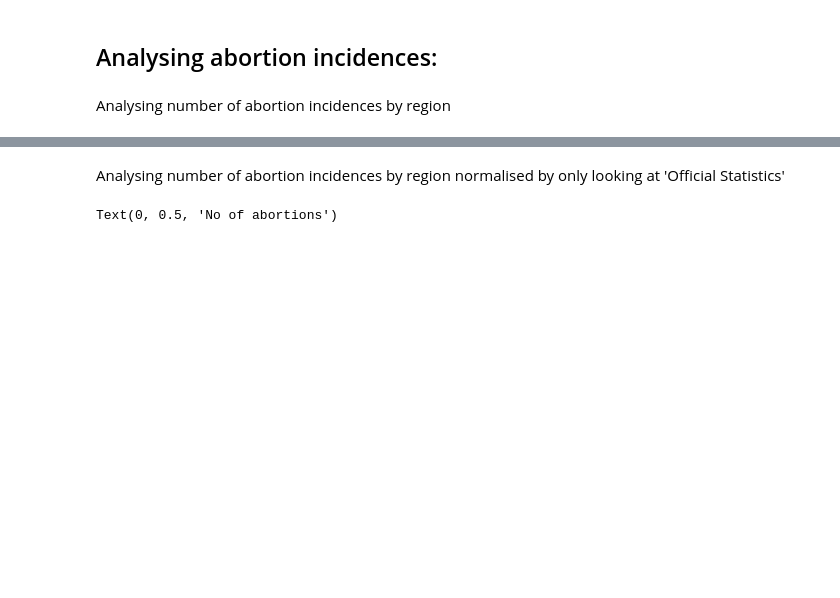
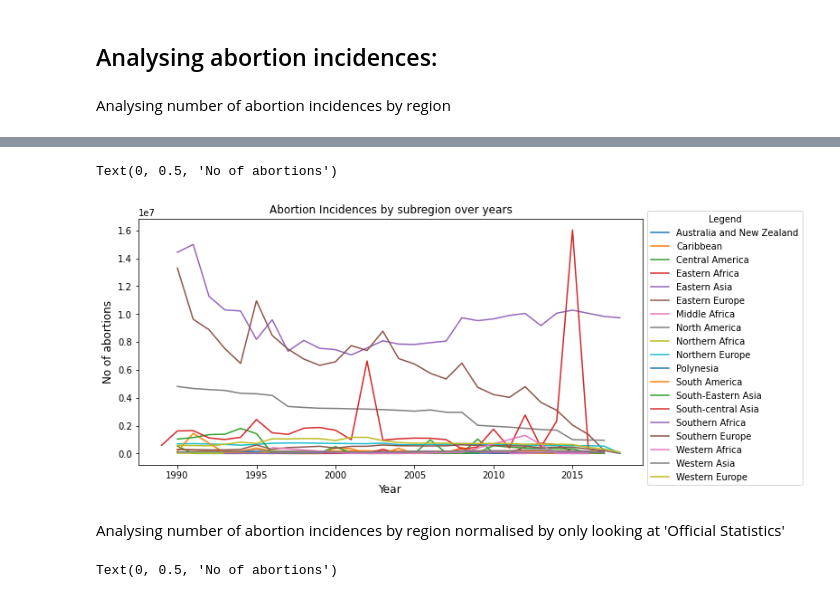
Before and after one commit to evo3000/data_project, a Jupyter notebook: data_project_abortion_incidence.ipynb, the cells around one changed output, grey strips where cells are left out. Cells and saved outputs as stored; diff of their text form; code cells hidden in the pictures; blank space fills up the shorter version.

```diff
--- a/data_project_abortion_incidence.ipynb
+++ b/data_project_abortion_incidence.ipynb
@@ -218,3 +257,15 @@ Text(0, 0.5, 'No of abortions')
+# %%
+legend_labels = []
+for region_name, sub_df in df.groupby("subregion"):
+    sub_df.groupby("yearstart").sum().numberofabortions.plot()
+    legend_labels.append(region_name)
+plt.title("Abortion Incidences by subregion over years")
+plt.legend(legend_labels, title='Legend', bbox_to_anchor=(1, 1.05))
+plt.xlabel('Year', fontsize=12)
+plt.ylabel('No of abortions', fontsize=12)
+# %% [output]
+Text(0, 0.5, 'No of abortions')
+[figure, added]
 # %% [markdown]
 Analysing number of abortion incidences by region normalised by only looking at 'Official Statistics'
 # %%
```
Also changed, not shown: parts of 10 cells of this notebook.
